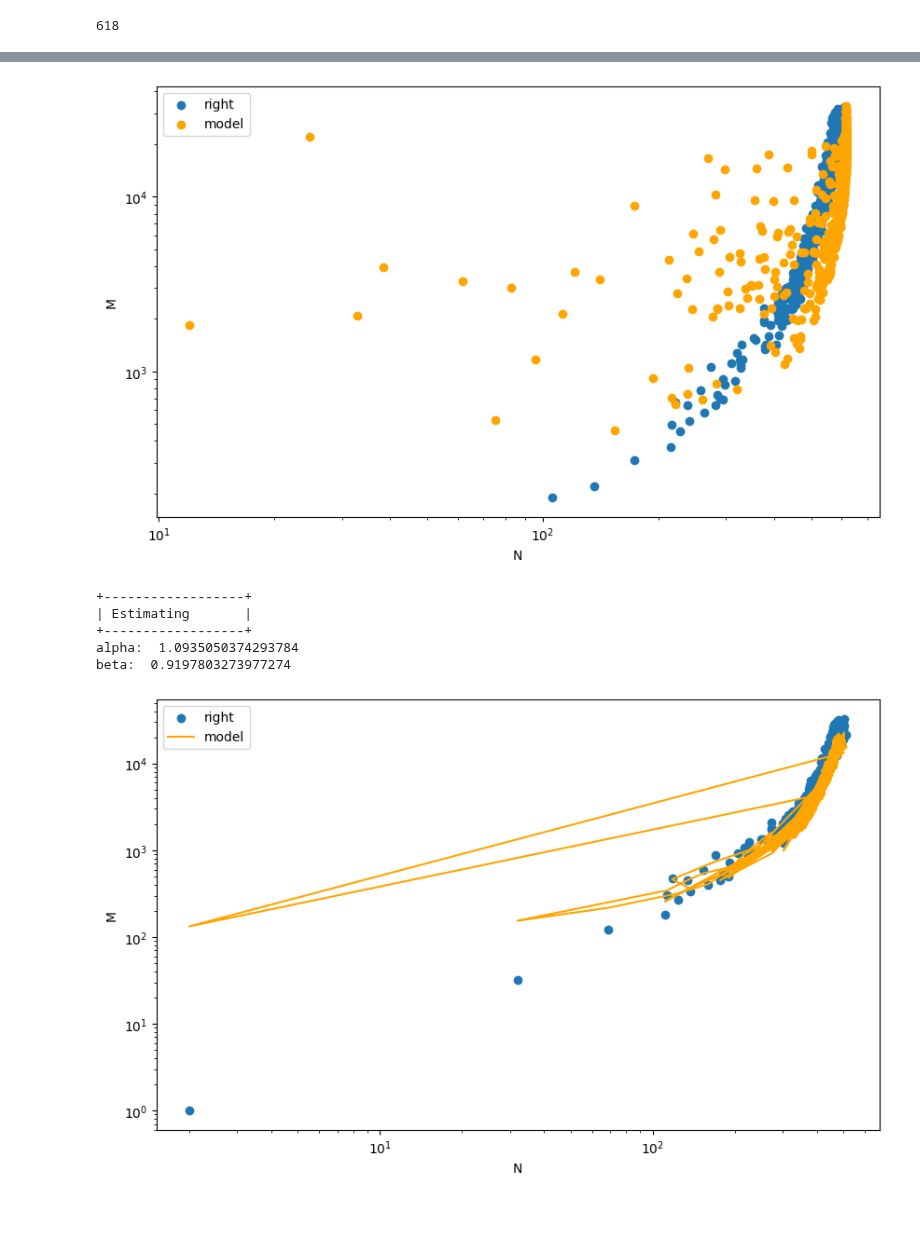
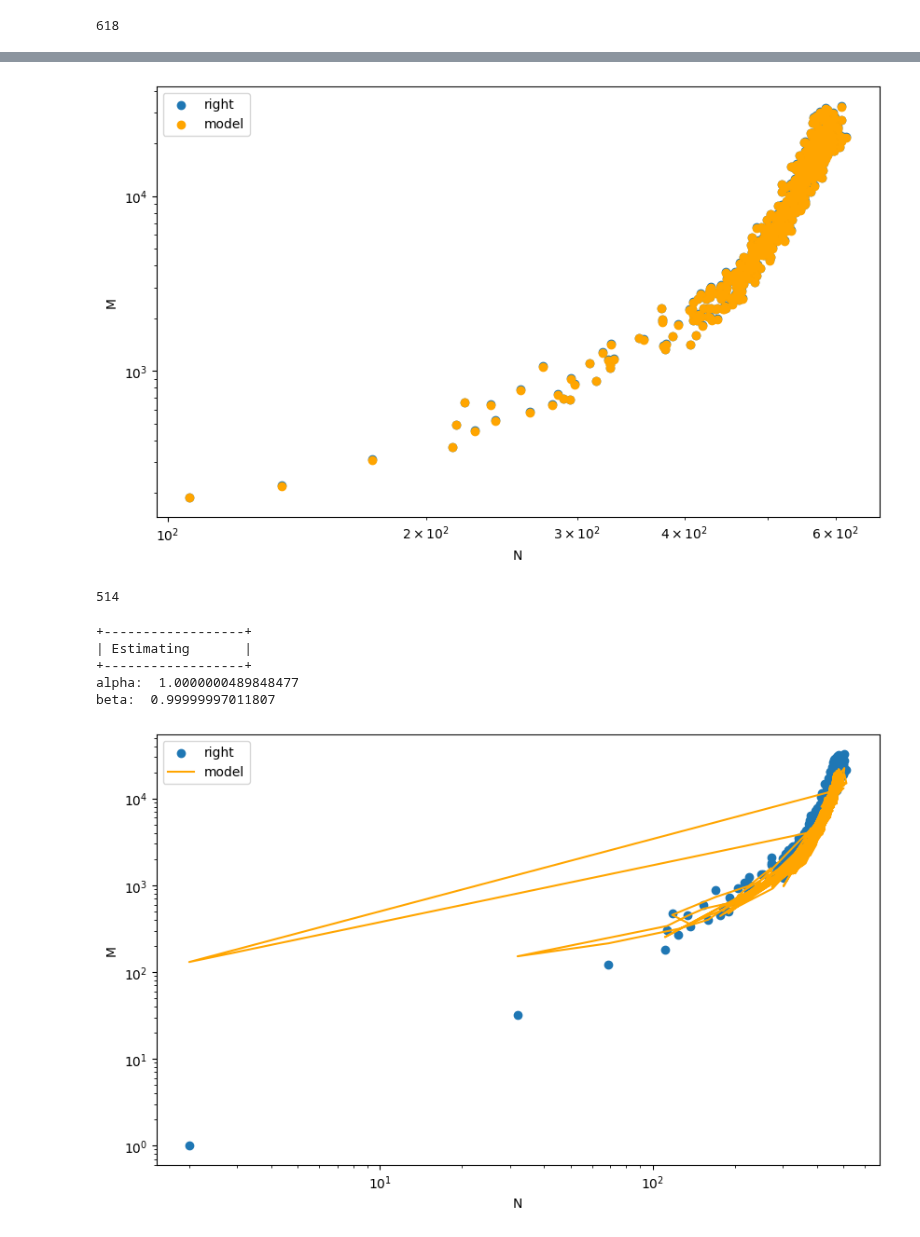
Before and after one commit to yiadka/mobility_scaling, a Jupyter notebook: notebooks/nmscaling_nor.ipynb, the cells around one changed output, grey strips where cells are left out. Cells and saved outputs as stored; diff of their text form; code cells hidden in the pictures.

```diff
--- a/notebooks/nmscaling_nor.ipynb
+++ b/notebooks/nmscaling_nor.ipynb
@@ -80,7 +80,7 @@ print("+------------------+")
 print("| Estimating       |")
 print("+------------------+")
 
-params, _ = optimize.curve_fit(model_beta, xdata=edge_list_left, ydata=active_node_list_left, p0=[1.0, 1.0])
+params, _ = optimize.curve_fit(model_beta, xdata=edge_list_left, ydata=active_node_list_left, p0=[1, 1])
 
 print("alpha: ", params[0])
 print("beta: ", params[1])
@@ -109,16 +140,20 @@ for i in range(len(kappa)):
 # %%
 plt.figure(figsize=(10, 6))
 plt.scatter(active_node_list_left, edge_list_left, label="right")
-plt.scatter(N_fit, M_fit,label="model", color="orange")
+plt.scatter(active_node_list_left, M_fit,label="model", color="orange")
 plt.xlabel("N")
 plt.ylabel("M")
 plt.xscale("log")
 plt.yscale("log")
 plt.legend()
 plt.show()
 # %% [output]
-[figure, old version]
+[figure, new version]
 # %%
 # 正規化する
 node_norm = active_node_list_left - min(active_node_list_left) + 2
 edge_norm = edge_list_left - min(edge_list_left) + 1
+# %%
+max(node_norm)
+# %% [output]
+514
@@ -127,7 +172,7 @@ print("+------------------+")
 print("| Estimating       |")
 print("+------------------+")
 
-params, _ = optimize.curve_fit(model_beta, xdata=edge_norm, ydata=node_norm)
+params, _ = optimize.curve_fit(model_beta_norm, xdata=edge_norm, ydata=node_norm)
 
 print("alpha: ", params[0])
 print("beta: ", params[1])
@@ -135,8 +180,8 @@ print("beta: ", params[1])
 +------------------+
 | Estimating       |
 +------------------+
-alpha:  1.0935050374293784
-beta:  0.9197803273977274
+alpha:  1.0000000489848477
+beta:  0.99999997011807
 # %%
 Np = max(node_norm)
 alpha = params[0]
```
Also changed, not shown: parts of 4 cells of this notebook.
